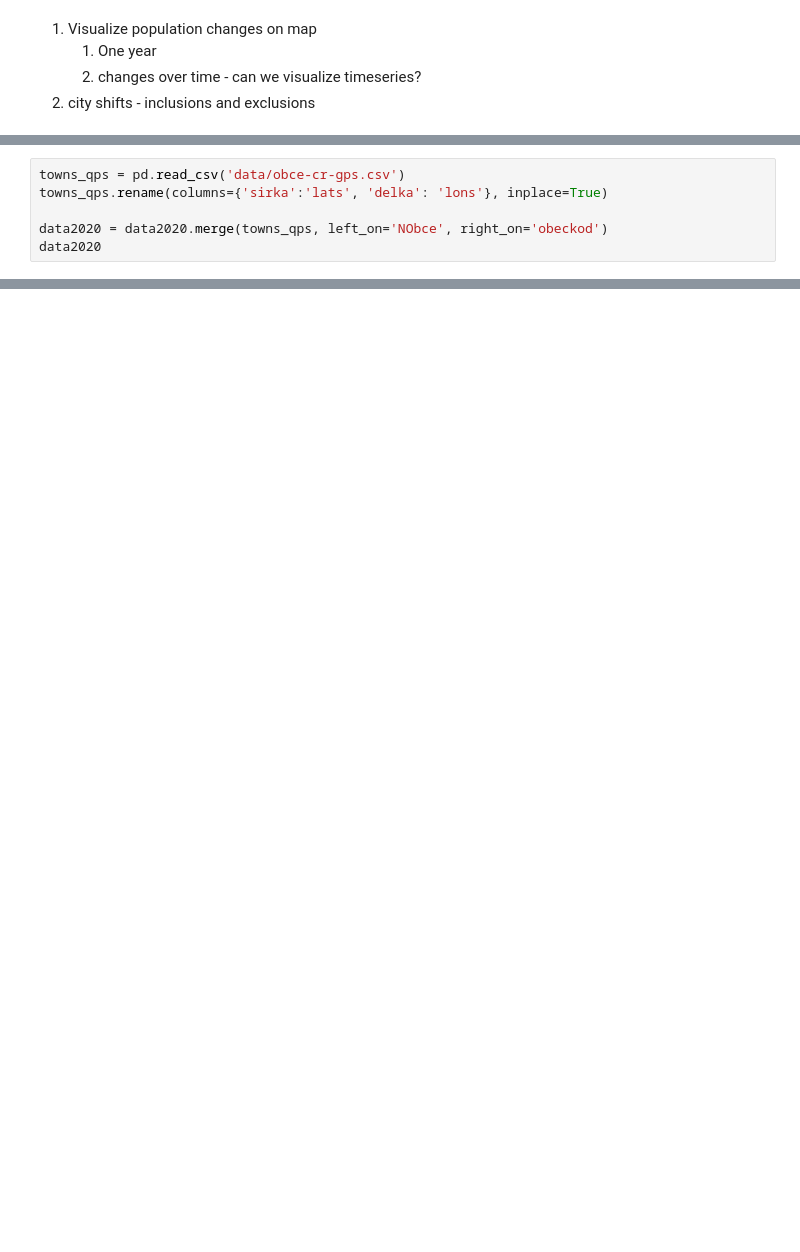
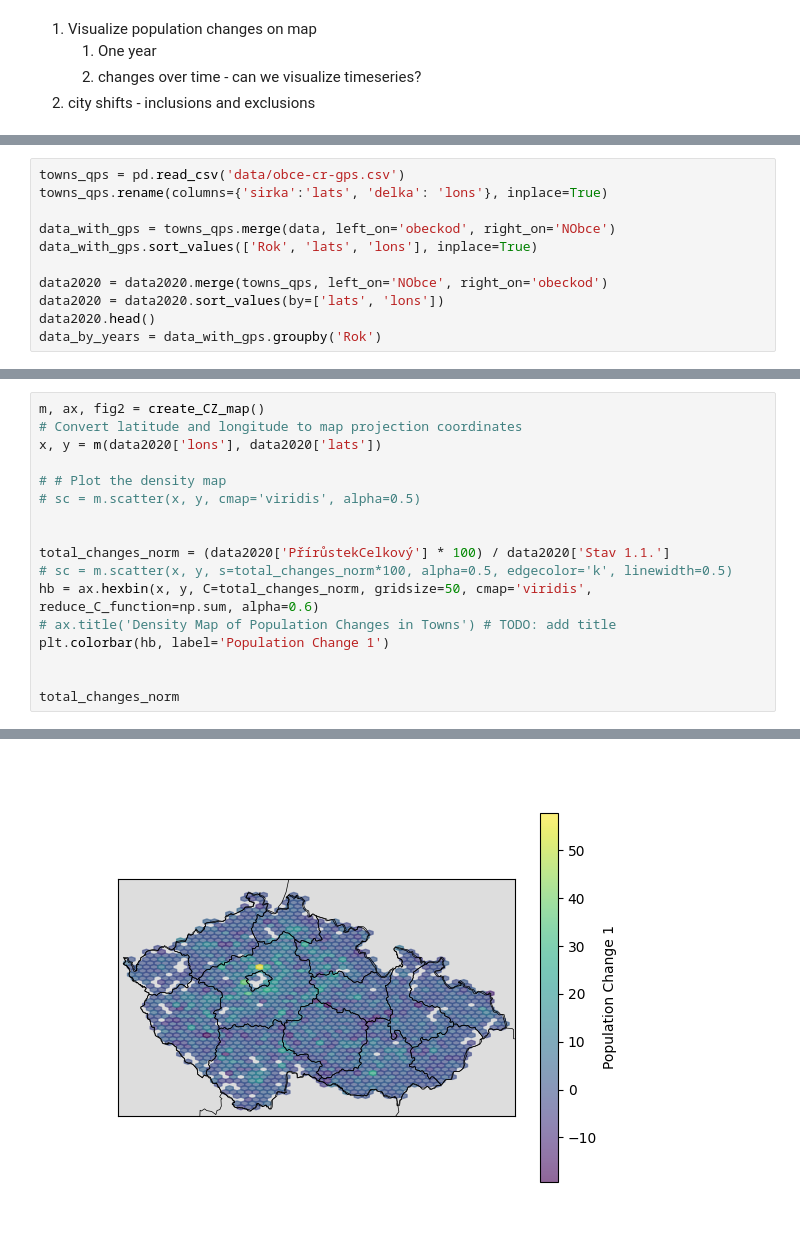
Before and after one commit to michael-sevcik/data-science, a Jupyter notebook: population_changes.ipynb, the cells around one changed output, grey strips where cells are left out. Cells and saved outputs as stored; diff of their text form; blank space fills up the shorter version.

```diff
--- a/population_changes.ipynb
+++ b/population_changes.ipynb
@@ -41,5 +53,10 @@ plt.hist(data2020['Stav 1.1.'], bins=10)
 towns_qps = pd.read_csv('data/obce-cr-gps.csv')
 towns_qps.rename(columns={'sirka':'lats', 'delka': 'lons'}, inplace=True)
 
+data_with_gps = towns_qps.merge(data, left_on='obeckod', right_on='NObce')
+data_with_gps.sort_values(['Rok', 'lats', 'lons'], inplace=True)
+
 data2020 = data2020.merge(towns_qps, left_on='NObce', right_on='obeckod')
-data2020
+data2020 = data2020.sort_values(by=['lats', 'lons'])
+data2020.head()
+data_by_years = data_with_gps.groupby('Rok')
@@ -96,0 +84,18 @@ OSError: cannot locate shapefiles/countries.shp
+# %%
+m, ax, fig2 = create_CZ_map()
+# Convert latitude and longitude to map projection coordinates
+x, y = m(data2020['lons'], data2020['lats'])
+
+# # Plot the density map
+# sc = m.scatter(x, y, cmap='viridis', alpha=0.5)
+
+
+total_changes_norm = (data2020['PřírůstekCelkový'] * 100) / data2020['Stav 1.1.']
+# sc = m.scatter(x, y, s=total_changes_norm*100, alpha=0.5, edgecolor='k', linewidth=0.5)
+hb = ax.hexbin(x, y, C=total_changes_norm, gridsize=50, cmap='viridis', reduce_C_function=np.sum, alpha=0.6)
+# ax.title('Density Map of Population Changes in Towns') # TODO: add title
+plt.colorbar(hb, label='Population Change 1')
+
+
+total_changes_norm
+# %% [output]
@@ -96,0 +114 @@ OSError: cannot locate shapefiles/countries.shp
+[figure, added]
```
Also changed, not shown: parts of 12 cells of this notebook, 1 other file.
